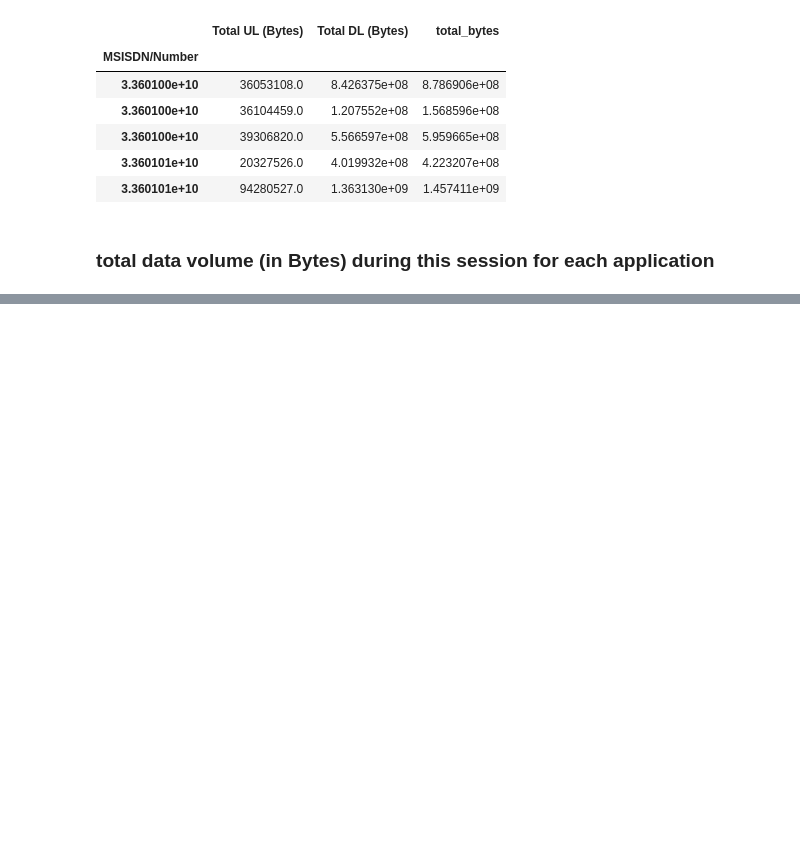
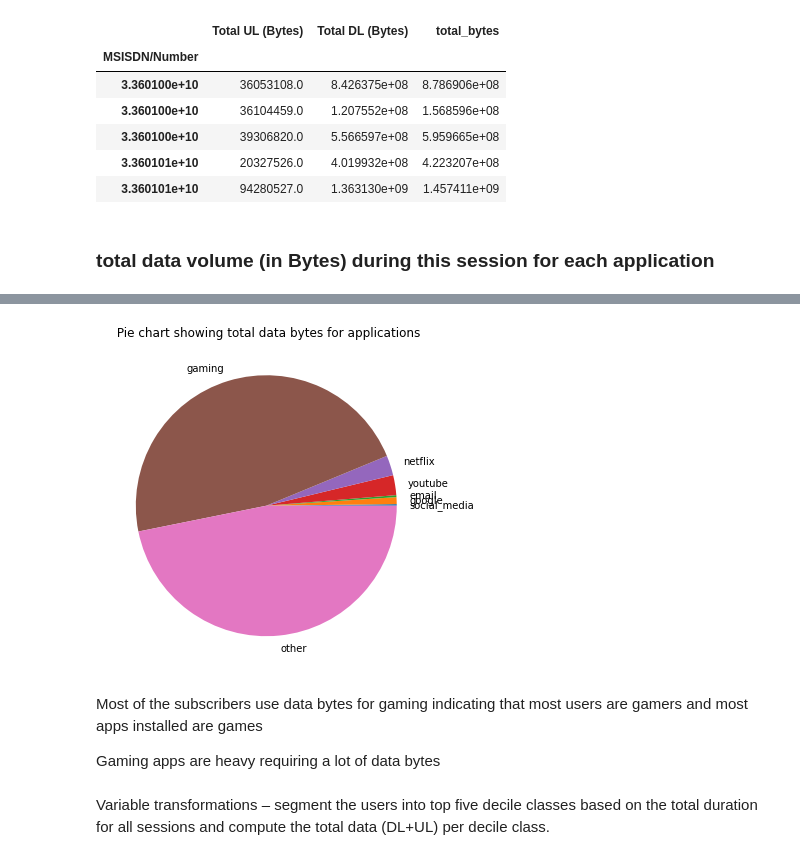
Before and after one commit to Amulah-98/tellco, a Jupyter notebook: Telecommunication .ipynb, the cells around one changed output, grey strips where cells are left out. Saved outputs shown, nothing was run; the diff lists cells and outputs as text; code cells hidden in the pictures; blank space fills up the shorter version.

```diff
--- a/Telecommunication .ipynb
+++ b/Telecommunication .ipynb
@@ -506,0 +574,5 @@ d.head()
+# %%
+app_tot = data1[['social_media', 'google', 'email', 'youtube', 'netflix', 'gaming', 'total_bytes', 'other']]
+# adding a summation row in all columns
+app_tot.loc['total'] = app_tot.sum()
+app_tot
@@ -506,0 +613,14 @@ d.head()
+# %%
+fig = plt.figure(figsize =(12, 6))
+a = app_tot.drop(['total_bytes'], axis = 1)
+plt.pie(a.loc['total'], labels = a.columns)
+plt.title(' Pie chart showing total data bytes for applications')
+plt.show()
+# %% [output]
+[figure, added]
+# %% [markdown]
+Most of the subscribers use data bytes for gaming indicating that most users are gamers and most apps installed are games
+
+Gaming apps are heavy requiring a lot of data bytes
+# %% [markdown]
+Variable transformations – segment the users into top five decile classes based on the total duration for all sessions and compute the total data (DL+UL) per decile class.
```
Also changed, not shown: parts of 19 cells of this notebook.
